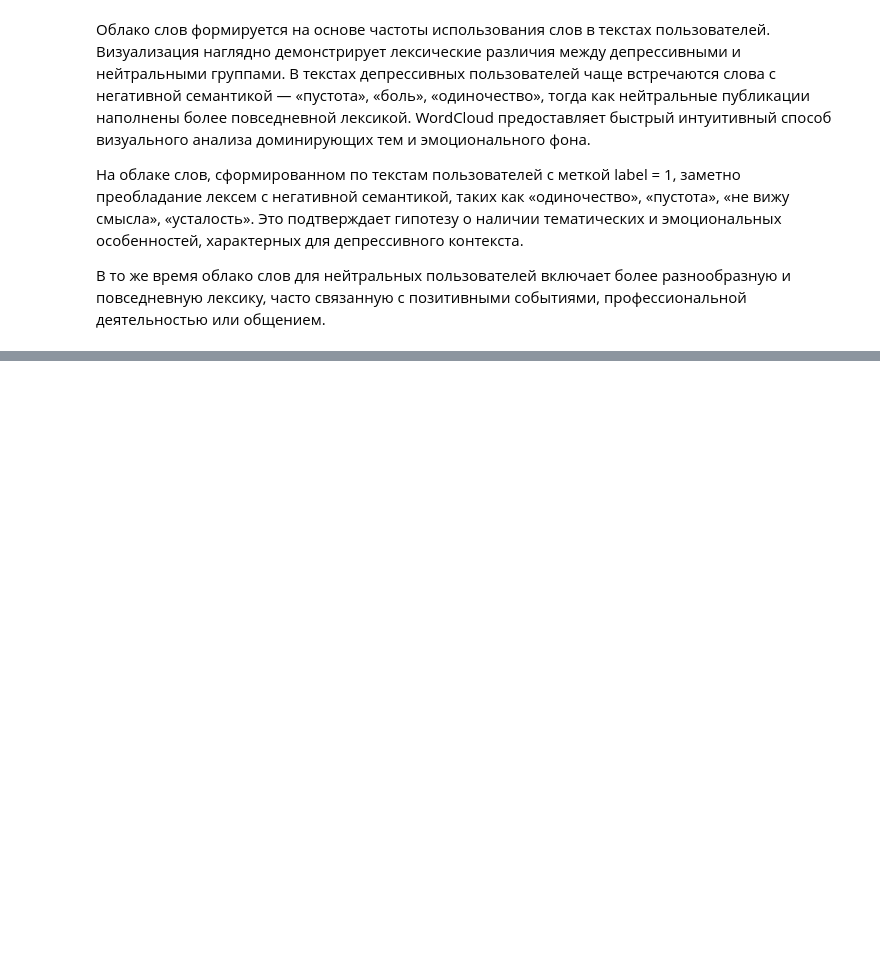
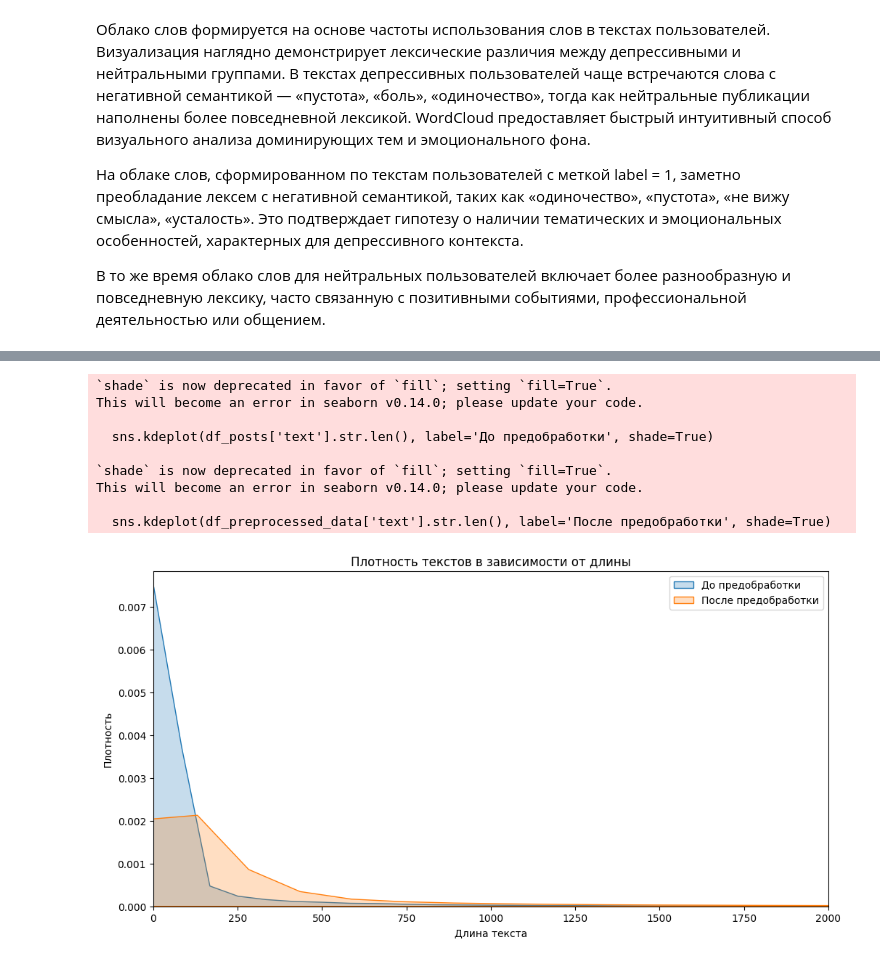
Before and after one commit to johnneon/crawler_of_depressive_context, a Jupyter notebook: data_analyze.ipynb, the cells around one changed output, grey strips where cells are left out. Drawn from its saved outputs; the diff is of its cells as text; code cells hidden in the pictures; blank space fills up the shorter version.

```diff
--- a/data_analyze.ipynb
+++ b/data_analyze.ipynb
@@ -254,0 +365,21 @@ WordCloud(width=800, height=400).generate(text_neu).to_image()
+# %%
+plt.figure(figsize=(12, 6))
+sns.kdeplot(df_posts['text'].str.len(), label='До предобработки', shade=True)
+sns.kdeplot(df_preprocessed_data['text'].str.len(), label='После предобработки', shade=True)
+plt.title('Плотность текстов в зависимости от длины')
+plt.xlim(0, 2000)
+plt.xlabel('Длина текста')
+plt.ylabel('Плотность')
+plt.legend()
+plt.show()
+# %% [output]
+`shade` is now deprecated in favor of `fill`; setting `fill=True`.
+This will become an error in seaborn v0.14.0; please update your code.
+
+  sns.kdeplot(df_posts['text'].str.len(), label='До предобработки', shade=True)
+
+`shade` is now deprecated in favor of `fill`; setting `fill=True`.
+This will become an error in seaborn v0.14.0; please update your code.
+
+  sns.kdeplot(df_preprocessed_data['text'].str.len(), label='После предобработки', shade=True)
+[figure, added]
```
Also changed, not shown: parts of 22 cells of this notebook, 7 other files.
